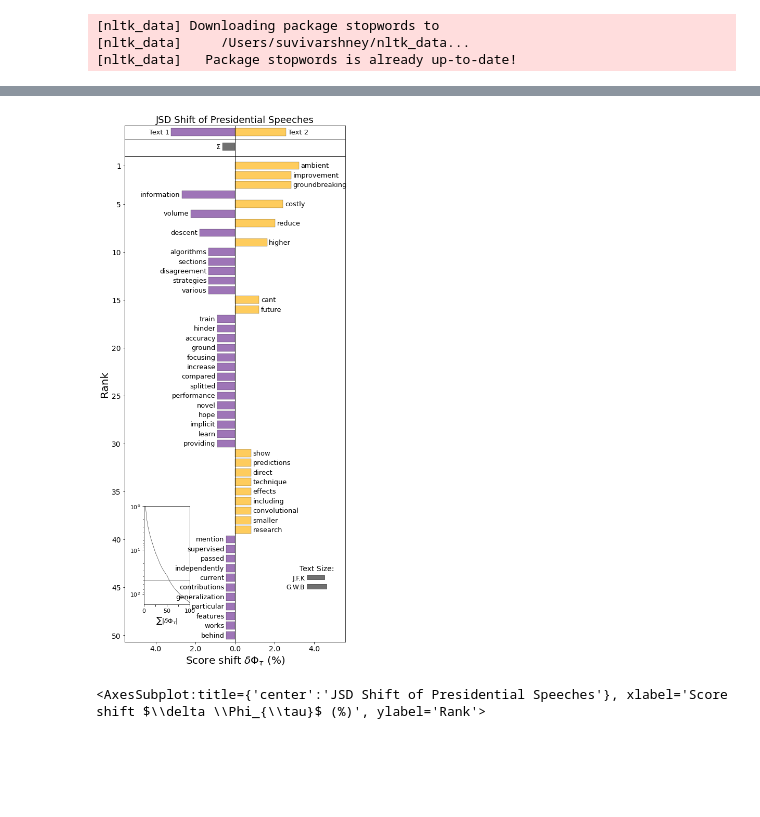
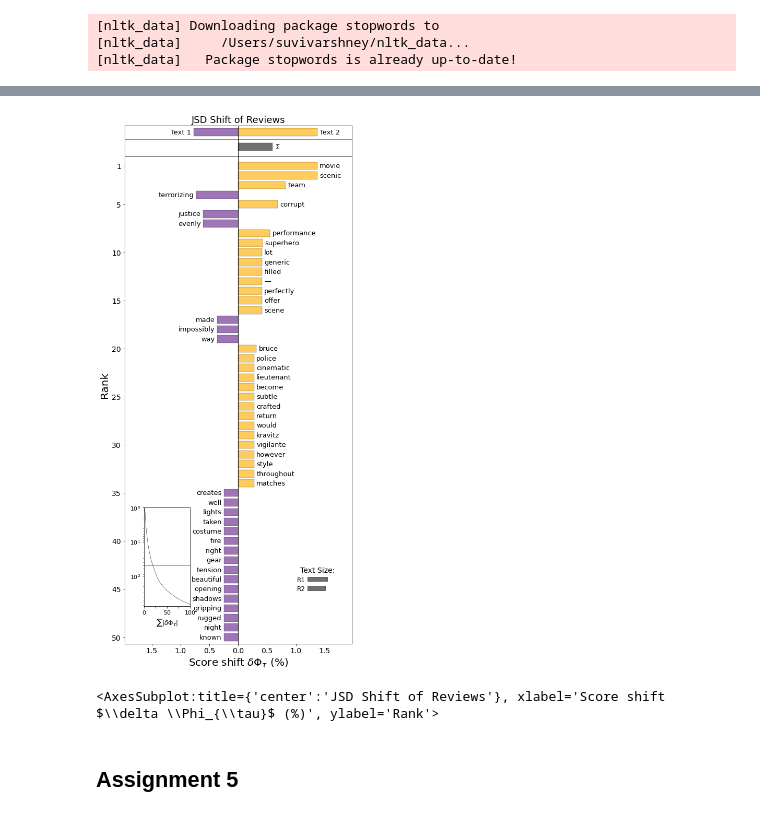
Before and after one commit to suvivarshney/CompText, a Jupyter notebook: WordShifts.ipynb, the cells around one changed output, grey strips where cells are left out. Cells and saved outputs as stored; diff of their text form; code cells hidden in the pictures; blank space fills up the shorter version.

```diff
--- a/WordShifts.ipynb
+++ b/WordShifts.ipynb
@@ -67,7 +70,7 @@ for raw_word in tmp:
         type2freq_2[word] = 0
     type2freq_2[word] += 1
 # %%
-type2freq_2
+type2freq_2=
 # %% [output]
 {'President': 106,
  'Clinton': 8,
@@ -509,12 +392,14 @@ entropy_shift.get_shift_graph(system_names = ['J.F.K', 'G.W.B'])
 # %%
 jsd_shift = sh.JSDivergenceShift(type2freq_1=type2freq_1,
                                  type2freq_2=type2freq_2,
                                  weight_1=0.5,
                                  weight_2=0.5,
                                  base=2,
                                  alpha=1)
-jsd_shift.get_shift_graph(system_names = ['J.F.K', 'G.W.B'],
-                          title='JSD Shift of Presidential Speeches')
+jsd_shift.get_shift_graph(system_names = ['R1', 'R2'],
+                          title='JSD Shift of Reviews')
 # %% [output]
-[figure, old version]
+[figure, new version]
-<AxesSubplot:title={'center':'JSD Shift of Presidential Speeches'}, xlabel='Score shift $\\delta \\Phi_{\\tau}$ (%)', ylabel='Rank'>
+<AxesSubplot:title={'center':'JSD Shift of Reviews'}, xlabel='Score shift $\\delta \\Phi_{\\tau}$ (%)', ylabel='Rank'>
+# %% [markdown]
+## Assignment 5
```
Also changed, not shown: parts of 38 cells of this notebook.
